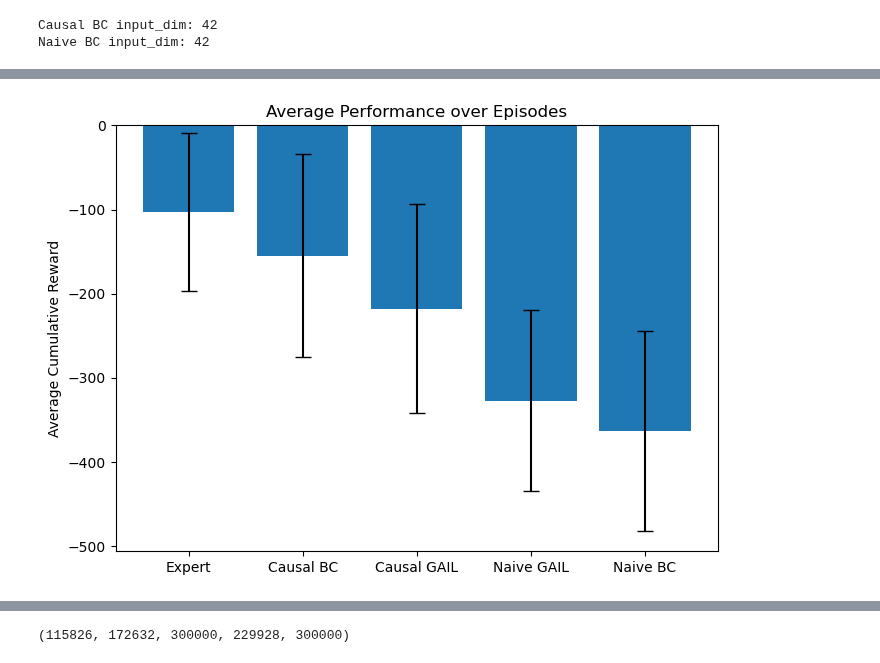
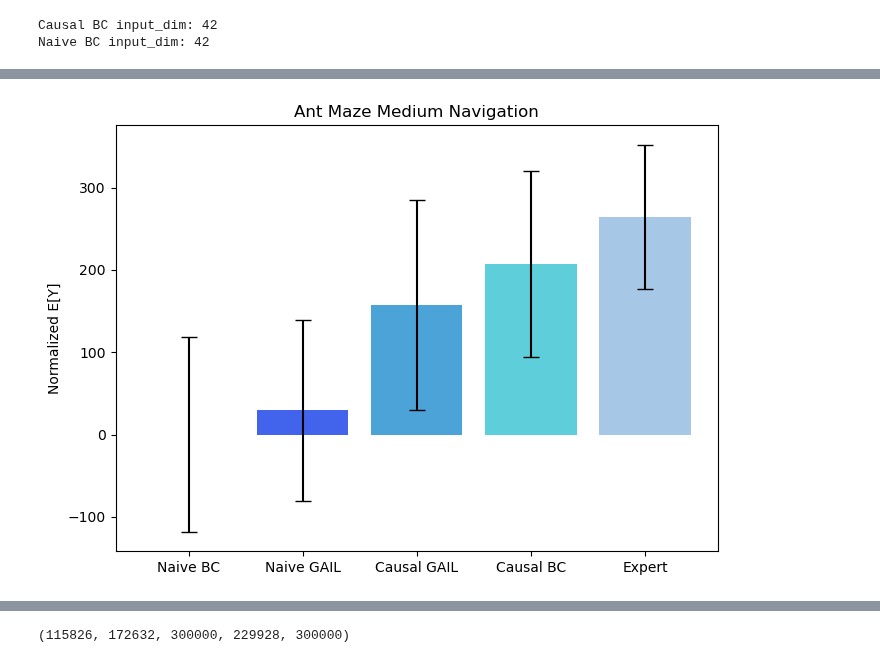
Before and after one commit to CausalAILab/Causal-RL, a Jupyter notebook: examples/imitation/test_antmaze_gail.ipynb, the cells around one changed output, grey strips where cells are left out. Saved outputs shown, nothing was run; the diff lists cells and outputs as text; code cells hidden in the pictures.

Commit message:
big good gail antmaze run

```diff
--- a/examples/imitation/test_antmaze_gail.ipynb
+++ b/examples/imitation/test_antmaze_gail.ipynb
@@ -112,10 +112,10 @@ expert_policies = make_shared_policy_dict(expert_policy)
 # %%
-records = collect_imitator_trajectories(
-    expert_env,
-    expert_policies,
-    num_episodes=train_eps,
-    max_steps=num_steps,
-    seed=seed,
-    hidden_dims=hidden_dims,
-    show_progress=True
-)
+# records = collect_imitator_trajectories(
+#     expert_env,
+#     expert_policies,
+#     num_episodes=train_eps,
+#     max_steps=num_steps,
+#     seed=seed,
+#     hidden_dims=hidden_dims,
+#     show_progress=True
+# )
@@ -143,7 +125,7 @@ Finished collecting imitator trajectories.
 
 # print(f'saved {len(records)} trajectories')
 # %%
-# with open('/home/et2842/causal/expert_traj.pkl', 'rb') as f:
-#     records = pickle.load(f)
+with open('/home/et2842/causal/expert_traj.pkl', 'rb') as f:
+    records = pickle.load(f)
 
-# print(f'loaded {len(records)} trajectories')
+print(f'loaded {len(records)} trajectories')
@@ -745,30 +658,40 @@ Finished collecting imitator trajectories.
 # %%
 # compute averages
 expert_avg = np.mean(expert_rewards)
 causal_bc_avg = np.mean(causal_bc_rewards)
 naive_bc_avg  = np.mean(naive_bc_rewards)
 causal_gail_avg = np.mean(causal_gail_rewards)
 naive_gail_avg  = np.mean(naive_gail_rewards)
 
 # compute standard errors (optional but recommended)
 expert_std = np.std(expert_rewards)
 causal_bc_std = np.std(causal_bc_rewards)
 naive_bc_std = np.std(naive_bc_rewards)
 causal_gail_std = np.std(causal_gail_rewards)
 naive_gail_std = np.std(naive_gail_rewards)
 
 labels = ['Expert', 'Causal BC', 'Naive BC', 'Causal GAIL', 'Naive GAIL']
 averages = [expert_avg, causal_bc_avg, naive_bc_avg, causal_gail_avg, naive_gail_avg]
 errors = [expert_std, causal_bc_std, naive_bc_std, causal_gail_std, naive_gail_std]
 
-sorted_data = sorted(zip(averages, errors, labels), reverse=True)
+# normalize results for better visualization
+min_avg = min(averages)
+averages = [avg - min_avg for avg in averages]
+
+sorted_data = sorted(zip(averages, errors, labels), reverse=False)
 averages, errors, labels = map(list, zip(*sorted_data))
 
+colors = ['#0A5E8C',  # Expert
+          '#4263EB',  # Causal BC
+          '#4BA3D8',  # Naive BC
+          '#5ECEDB',  # Causal GAIL
+          '#A7C7E7']  # Naive GAIL
+
 plt.figure(figsize=(7,5))
-plt.bar(labels, averages, yerr=errors, capsize=6)
-plt.ylabel('Average Cumulative Reward')
-plt.title('Average Performance over Episodes')
+plt.bar(labels, averages, yerr=errors, capsize=6, color=colors)
+plt.ylabel('Normalized E[Y]')
+plt.title('Ant Maze Medium Navigation')
 plt.tight_layout()
 plt.show()
 # %% [output]
-[figure, old version]
+[figure, new version]
```
Also changed, not shown: parts of 9 cells of this notebook, 2 other files.
